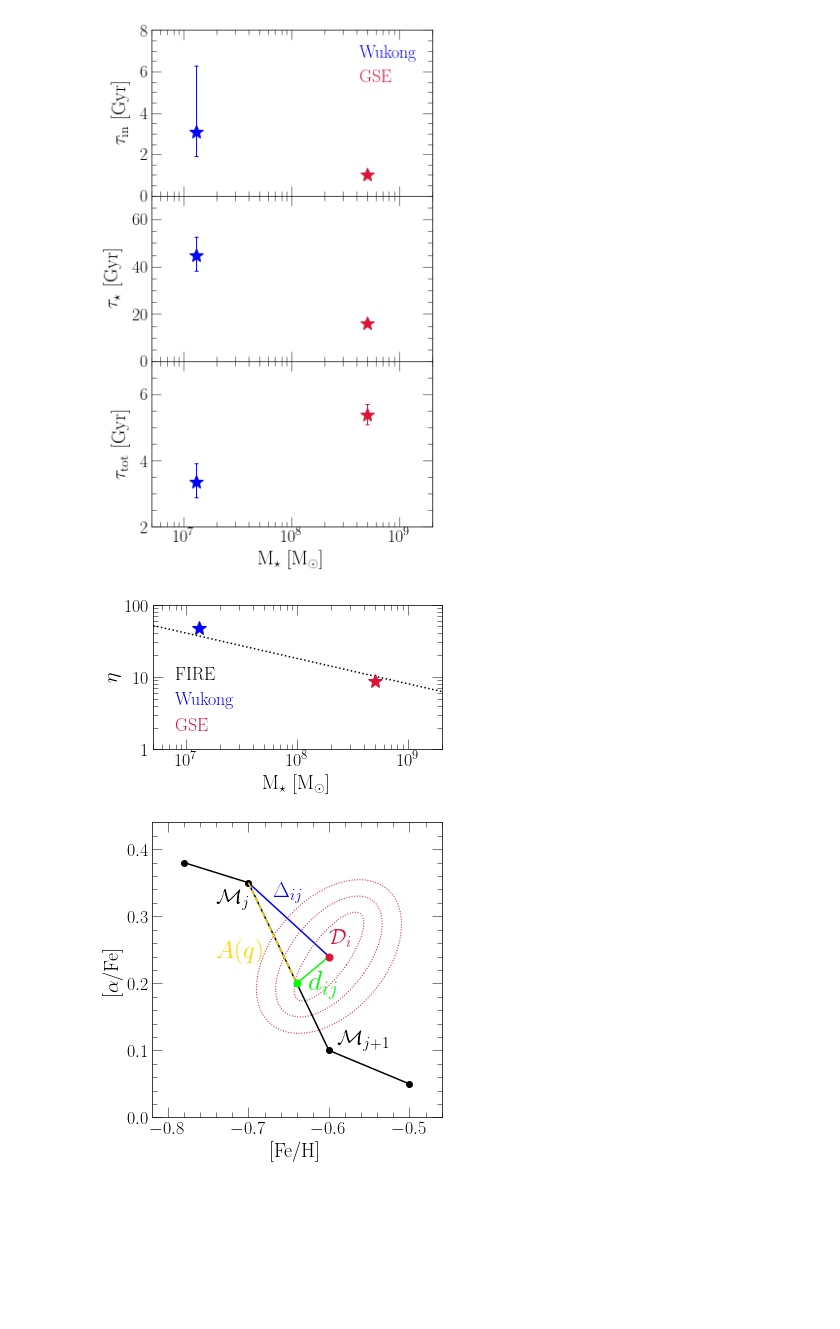
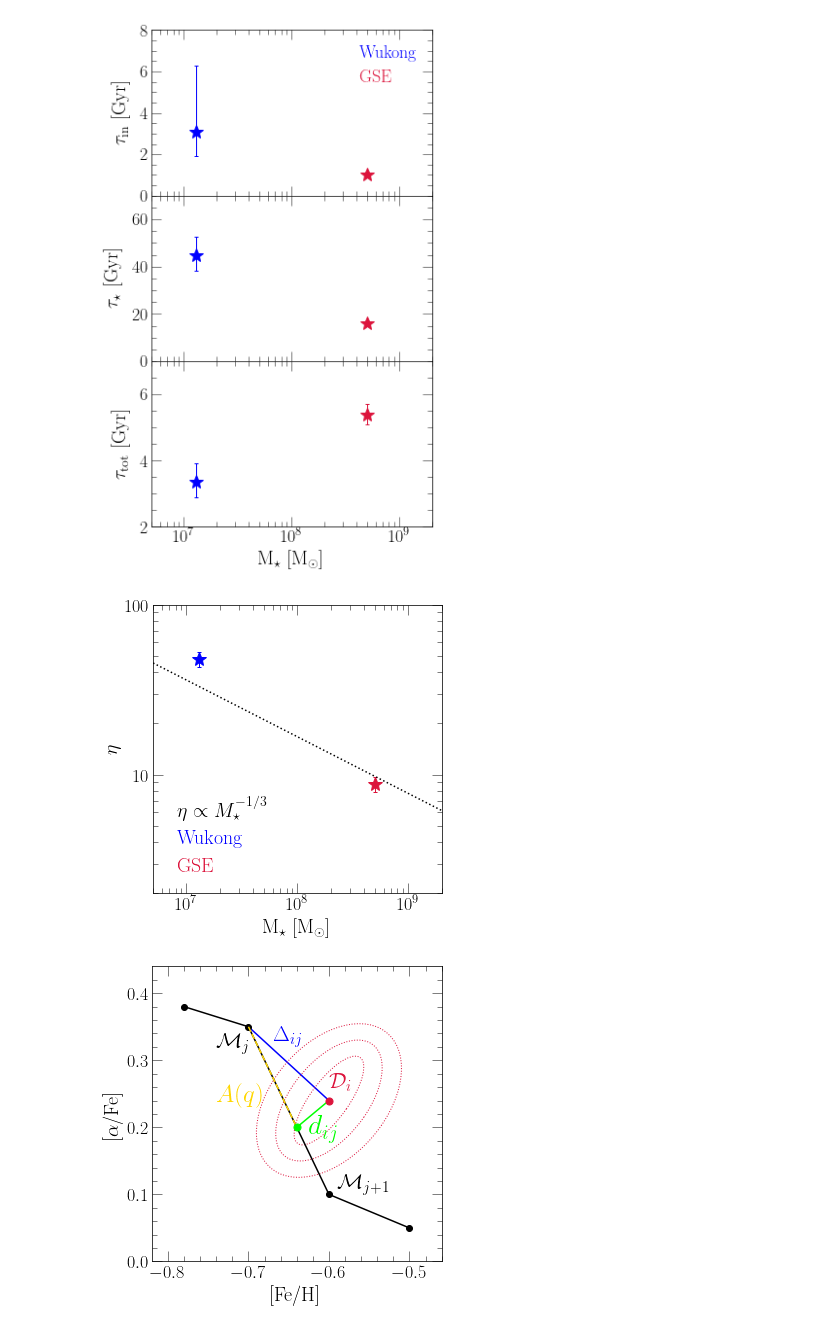
Before and after one commit to giganano/h3halo, a Jupyter notebook: notebooks/paperplots.ipynb, the cells around one changed output. Saved outputs shown, nothing was run; the diff lists cells and outputs as text; code cells hidden in the pictures; blank space fills up the shorter version.

```diff
--- a/notebooks/paperplots.ipynb
+++ b/notebooks/paperplots.ipynb
@@ -557,13 +557,13 @@ with open("../paper/draft1/mocksamples.tablebody.tex", 'w') as out:
 \begin{table*}
 \caption{
 Known (top row) and recovered best-fit values of the evolutionary parameters
-used to generate our mock data samples (from left to right): the variation
-of our fiducial mock sample, the e-folding timescale of the infall
-history~$\tau_\text{in}$, the outflow mass-loading factor~$\eta$, the SFE
-timescale~$\tau_\star$, the duration of star formation~$\tau_\text{tot}$,
-the IMF-averaged Fe yield from CCSNe~\yfecc, and the DTD-integrated Fe yield
-from SNe Ia~\yfeia.
-Each variation has the same evolutionary parameters in the GCE model, but
+of the input GCE model to out mock samples.
+From left to right: the variation of our fiducial mock sample, the e-folding
+timescale of the infall history~$\tau_\text{in}$, the outflow mass-loading
+factor~$\eta$, the SFE timescale~$\tau_\star$, the duration of star formation
+$\tau_\text{tot}$, the IMF-averaged Fe yield from CCSNe~\yfecc~and the
+DTD-integrated Fe yield from SNe Ia~\yfeia.
+Each variation has the same evolutionary parameters as the input model, but
 has either a different sample size (top block), measurement uncertainty
 in~\feh~and~\afe~abundances (top-middle block), measurement uncertainty
 in~$\log_{10}(\text{age})$ (bottom-middle block), or fraction of the
@@ -856,7 +856,7 @@ plt.show()
 # %% [output]
 [figure]
 # %%
-fig = plt.figure()
+fig = plt.figure(figsize = (5, 5))
 ax = fig.add_subplot(111)
 ax.set_xscale("log")
 ax.set_yscale("log")
@@ -893,6 +893,10 @@ for i in range(dim):
 # }
 # leg = ax.legend(**kwargs)
 
+xvals = np.linspace(ax.get_xlim()[0], ax.get_xlim()[1], 100)
+yvals = [0.1 * (_ / 100)**(-0.5) for _ in xvals]
+ax.plot(xvals, yvals, c = named_colors()["grey"], zorder = 0)
+
 plt.tight_layout()
 for ext in ["pdf", "jpeg"]:
     kwargs = {}
@@ -1008,6 +1012,10 @@ for i in [1, 4, 5, 0, 2, 3]:
 # }
 # leg = ax.legend(**kwargs)
 
+xvals = np.linspace(ax.get_xlim()[0], ax.get_xlim()[1], 100)
+yvals = [0.1 * (_ / 0.1)**(0.5) for _ in xvals]
+ax.plot(xvals, yvals, c = named_colors()["grey"], zorder = 0)
+
 plt.tight_layout()
 for ext in ["pdf", "jpeg"]:
     kwargs = {}
@@ -1148,6 +1160,10 @@ kwargs = {
 }
 leg = ax.legend(**kwargs)
 
+xvals = np.linspace(ax.get_xlim()[0], ax.get_xlim()[1], 1000)
+yvals = [0.1 * (_ / 0.2)**(-0.5) for _ in xvals]
+ax.plot(xvals, yvals, c = named_colors()["grey"], zorder = 0)
+
 plt.tight_layout()
 for ext in ["pdf", "jpeg"]:
     kwargs = {}
@@ -1886,51 +1902,52 @@ plt.show()
 # %% [output]
 [figure]
 # %%
-fig = plt.figure(figsize = (5, 3))
+fig = plt.figure(figsize = (5, 5))
 ax = fig.add_subplot(111)
 ax.set_xlabel(r"M$_\star$ [M$_\odot$]")
 ax.set_ylabel(r"$\eta$")
 ax.set_xscale("log")
 ax.set_yscale("log")
 ax.set_xlim([5e6, 2e9])
-ax.set_ylim([1, 100])
+ax.set_ylim([2, 100])
 ax.yaxis.set_major_formatter(fsf("%g"))
 
 kwargs = {
     "linewidth": 1,
     "capsize": 2,
     "marker": markers()["star"],
     "markersize": 15
 }
 ax.errorbar(mstar_wukong, wukong_fiducial["eta"][0], c = named_colors()["blue"],
     yerr = [[wukong_fiducial["eta"][2]], [wukong_fiducial["eta"][1]]], **kwargs)
 ax.errorbar(mstar_gse, gse_fiducial["eta"][0], c = named_colors()["crimson"],
     yerr = [[gse_fiducial["eta"][2]], [gse_fiducial["eta"][1]]], **kwargs)
 
 def muratov2015eta(mstar):
-    return 3.6 * (mstar / 1e10)**(-0.35)
+    return 3.6 * (mstar / 1e10)**(-1./3)
 
 xvals = np.linspace(ax.get_xlim()[0], ax.get_xlim()[1], 100)
 yvals = [muratov2015eta(_) for _ in xvals]
-ax.plot(xvals, yvals, linestyle = ':', c = named_colors()["black"], label = "FIRE")
+ax.plot(xvals, yvals, linestyle = ':', c = named_colors()["black"], label = r"$\eta \propto M_\star^{-1/3}$")
 
 line1, = ax.plot([1, 10], [1, 10], c = named_colors()["blue"], label = "Wukong")
 line2, = ax.plot([1, 10], [1, 10], c = named_colors()["crimson"], label = "GSE")
 kwargs = {
     "loc": mpl_loc("lower left"),
-    "handlelength": 0
+    "handlelength": 0,
+    "fontsize": 20
 }
 leg = ax.legend(**kwargs)
 fancy_legend(leg, ["black", "blue", "crimson"])
 
 plt.tight_layout()
 for ext in ["pdf", "jpeg"]:
     kwargs = {}
     if ext == "jpeg": kwargs["dpi"] = 200
     plt.savefig("../paper/gse_wukong_eta.%s" % (ext), **kwargs)
 plt.show()
 # %% [output]
-[figure, old version]
+[figure, new version]
 # %%
 fig = plt.figure(figsize = (5, 5))
 ax = fig.add_subplot(111)
```
Also changed, not shown: parts of 4 cells of this notebook, 31 other files.
